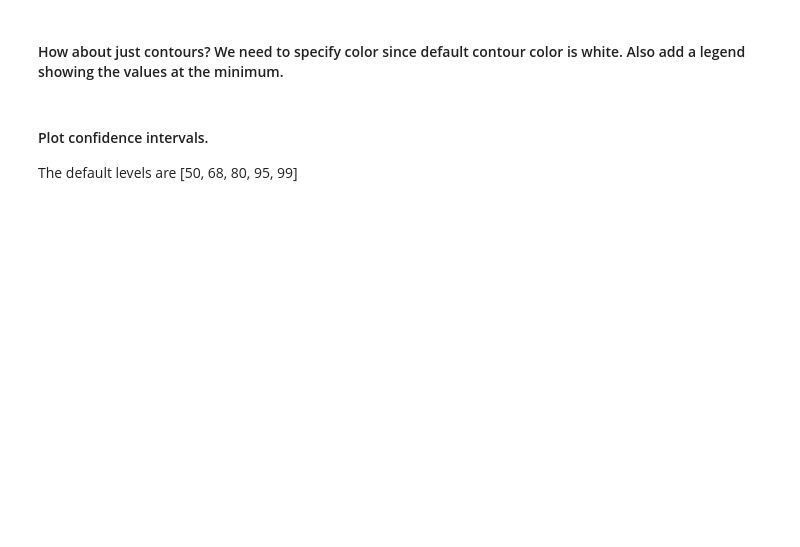
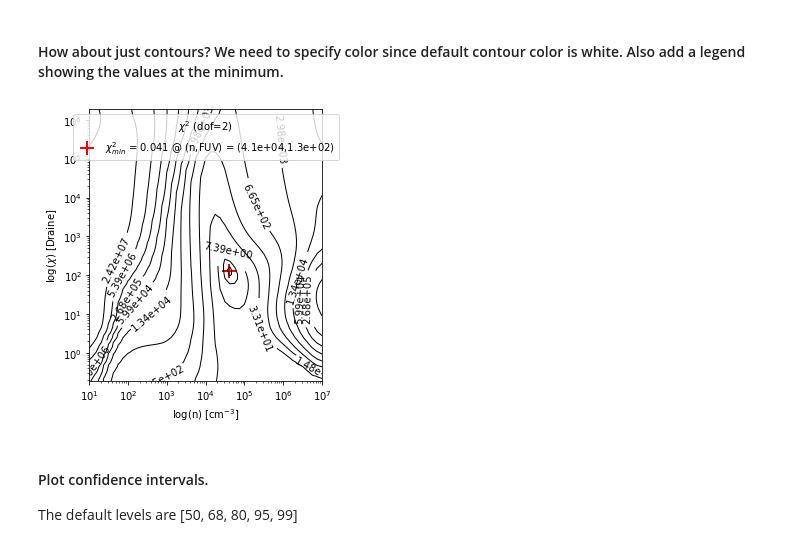
Before and after one commit to mpound/pdrtpy-nb, a Jupyter notebook: notebooks/PDRT_Example_Find_n_G0_Single_Pixel.ipynb, the cells around one changed output. Drawn from its saved outputs; the diff is of its cells as text; code cells hidden in the pictures; blank space fills up the shorter version.

```diff
--- a/notebooks/PDRT_Example_Find_n_G0_Single_Pixel.ipynb
+++ b/notebooks/PDRT_Example_Find_n_G0_Single_Pixel.ipynb
@@ -91,7 +123,9 @@ plot.savefig("chisq.png")
 # %% [markdown]
 #### How about just contours? We need to specify color since default contour color is white.  Also add a legend showing the values at the minimum.
 # %%
-plot.chisq(image=False,cmap='gray_r',norm='log',colors='k',label=True,legend=True,yaxis_unit='Habing')
+plot.chisq(image=False,colors='k',label=True,legend=True,yaxis_unit='Draine')
+# %% [output]
+[figure, added]
 # %% [markdown]
 #### Plot confidence intervals.
 The default levels are [50, 68, 80, 95, 99]
```
Also changed, not shown: parts of 21 cells of this notebook, 9 other files.
